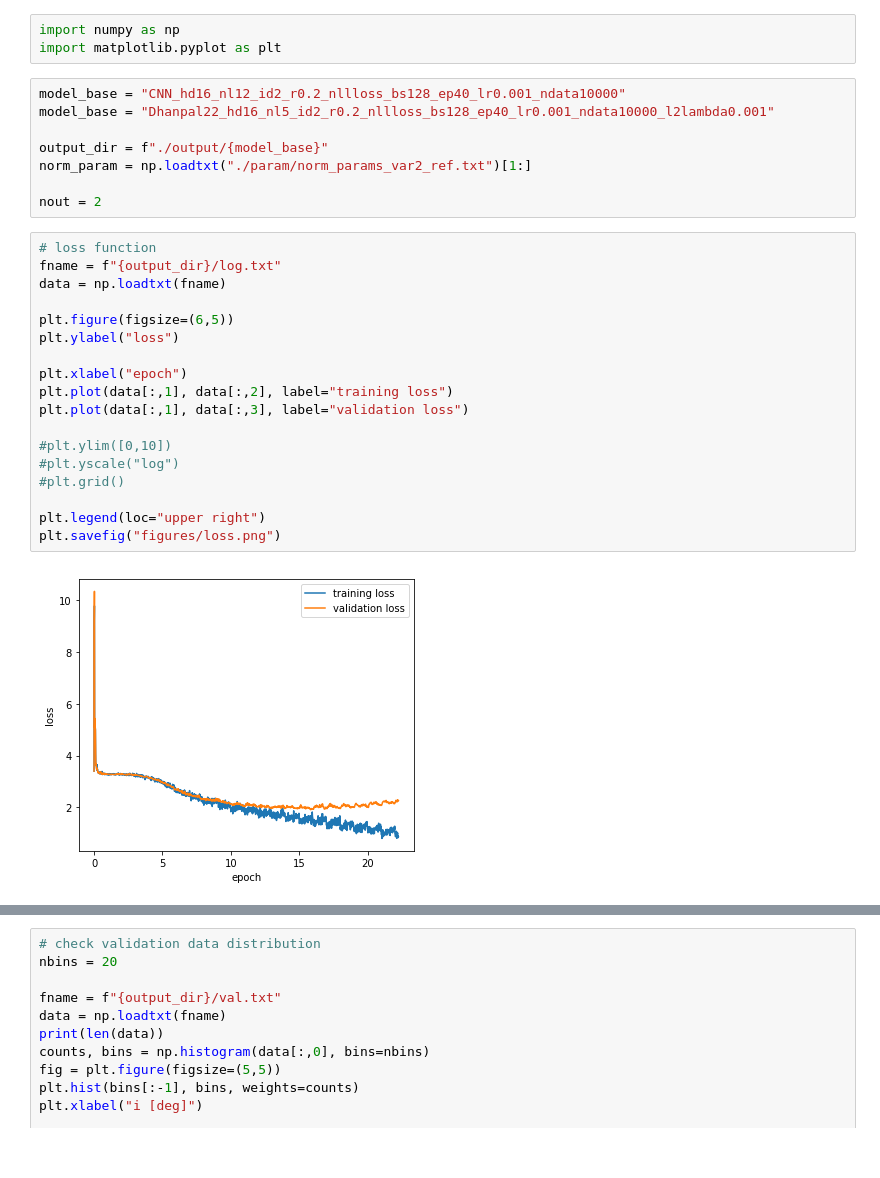
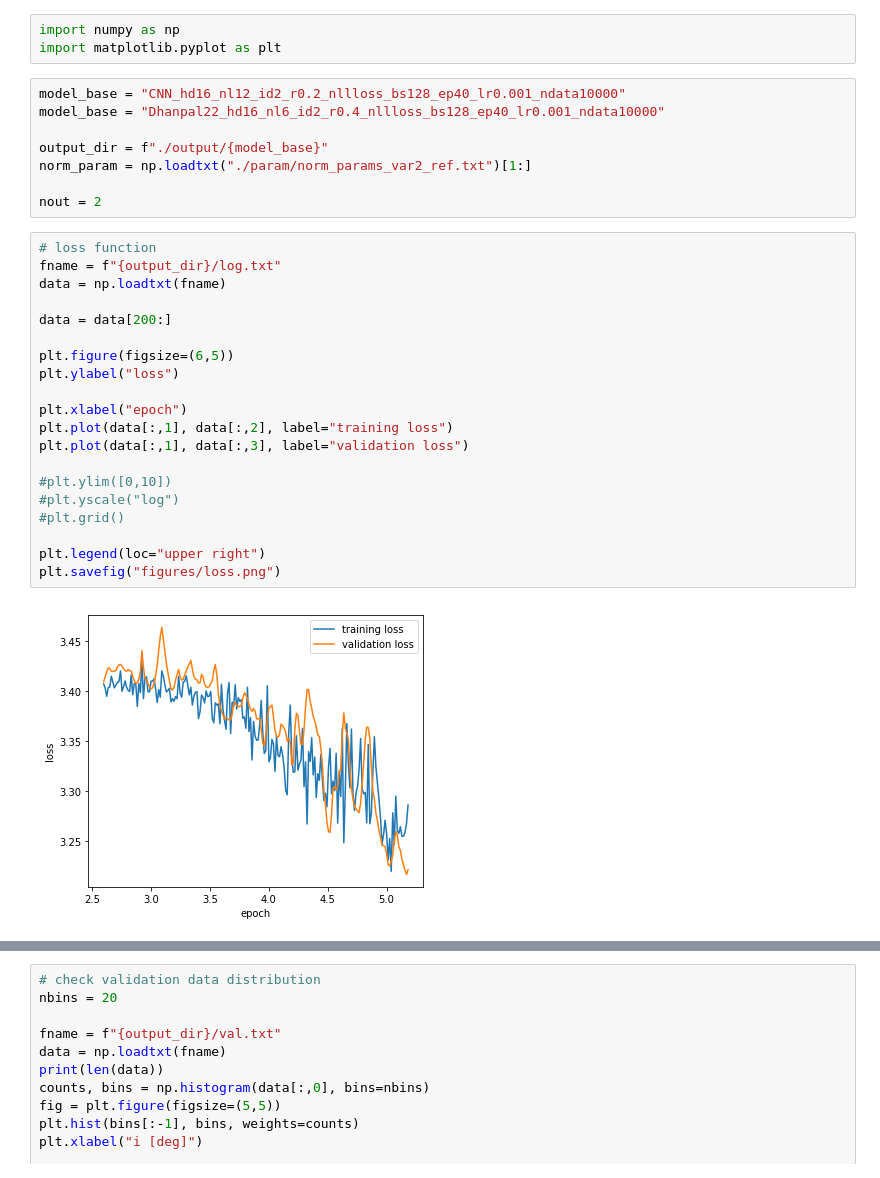
Before and after one commit to knmoriwaki/Asteroseismology, a Jupyter notebook: plot.ipynb, the cells around one changed output, grey strips where cells are left out. Drawn from its saved outputs; the diff is of its cells as text.

```diff
--- a/plot.ipynb
+++ b/plot.ipynb
@@ -3,7 +3,7 @@ import numpy as np
 import matplotlib.pyplot as plt
 # %%
 model_base = "CNN_hd16_nl12_id2_r0.2_nllloss_bs128_ep40_lr0.001_ndata10000"
-model_base = "Dhanpal22_hd16_nl5_id2_r0.2_nllloss_bs128_ep40_lr0.001_ndata10000_l2lambda0.001"
+model_base = "Dhanpal22_hd16_nl6_id2_r0.4_nllloss_bs128_ep40_lr0.001_ndata10000"
 
 output_dir = f"./output/{model_base}"
 norm_param = np.loadtxt("./param/norm_params_var2_ref.txt")[1:]
@@ -12,23 +12,25 @@ nout = 2
 # %%
 # loss function
 fname = f"{output_dir}/log.txt"
 data = np.loadtxt(fname)
+
+data = data[200:]
 
 plt.figure(figsize=(6,5))
 plt.ylabel("loss")
 
 plt.xlabel("epoch")
 plt.plot(data[:,1], data[:,2], label="training loss")
 plt.plot(data[:,1], data[:,3], label="validation loss")
 
 #plt.ylim([0,10])
 #plt.yscale("log")
 #plt.grid()
 
 plt.legend(loc="upper right")
 plt.savefig("figures/loss.png")
 # %% [output]
-[figure, old version]
+[figure, new version]
 # %%
 # check validation result
 fname = f"{output_dir}/val.txt"
```
Also changed, not shown: parts of 4 cells of this notebook, 6 other files.
